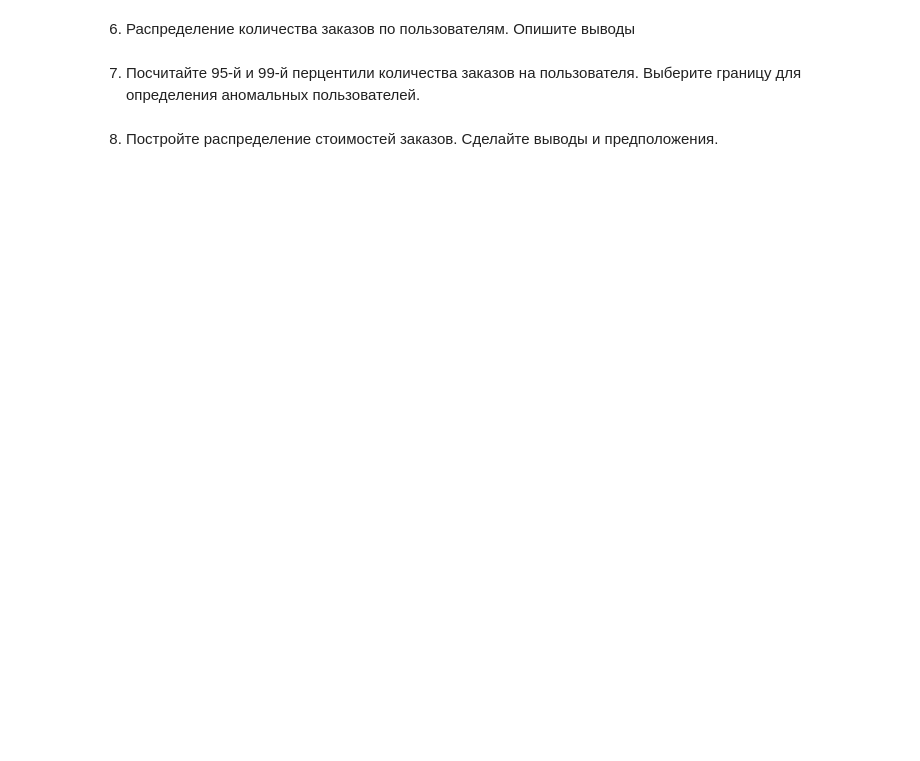
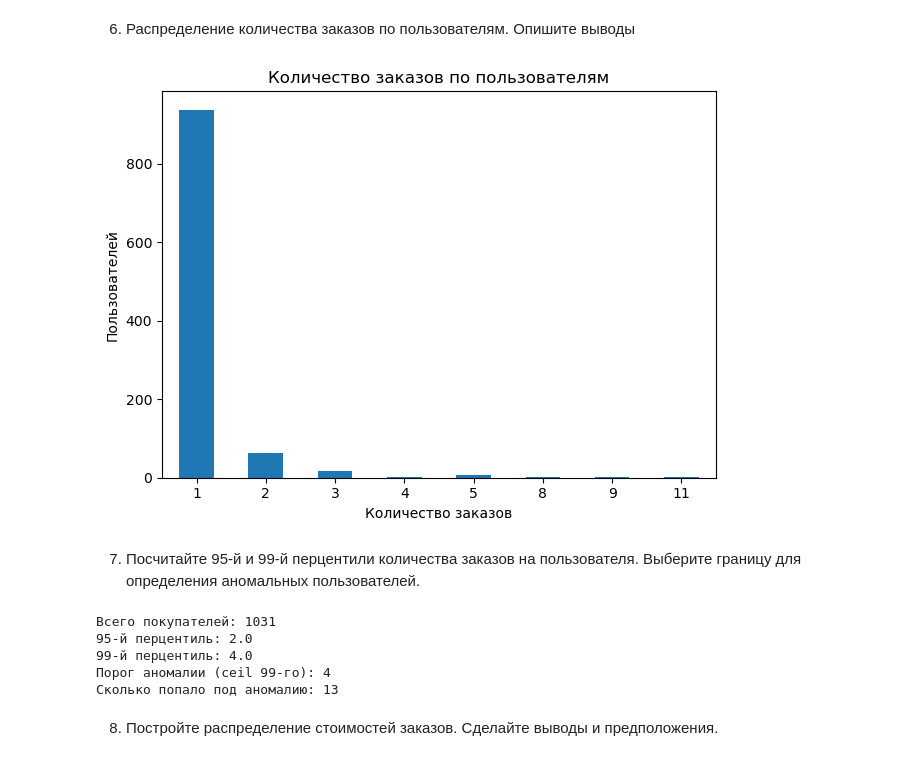
Before and after one commit to SeriousDragon/1st-Phase-SD, a Jupyter notebook: week4/day03/04-03-task.ipynb, the cells around one changed output. Saved outputs shown, nothing was run; the diff lists cells and outputs as text; code cells hidden in the pictures; blank space fills up the shorter version.

```diff
--- a/week4/day03/04-03-task.ipynb
+++ b/week4/day03/04-03-task.ipynb
@@ -304,6 +281,43 @@ plt.legend(); plt.grid(); plt.tight_layout(); plt.show()
 # %% [markdown]
 6. Распределение количества заказов по пользователям.  Опишите выводы
+# %%
+orders_by_users = transactions.copy()
+avg_orders = (
+    transactions.groupby(["user_id"])["transaction_id"]
+    .count()
+    .sort_values(ascending=False)
+)
+avg_orders.value_counts().sort_index().plot(kind="bar")
+
+plt.xlabel("Количество заказов")
+plt.ylabel("Пользователей")
+plt.title("Количество заказов по пользователям")
+plt.xticks(rotation=0)
+plt.tight_layout()
+plt.show()
+# %% [output]
+[figure, added]
 # %% [markdown]
 7. Посчитайте 95-й и 99-й перцентили количества заказов на пользователя. Выберите границу для определения аномальных пользователей.
+# %%
+orders_per_user = transactions.groupby("user_id").size().rename("orders")
+
+q95_all = orders_per_user.quantile(0.95)
+q99_all = orders_per_user.quantile(0.99)
+
+threshold = int(np.ceil(q99_all))
+anomalous_users = orders_per_user[orders_per_user >= threshold]
+
+print("Всего покупателей:", orders_per_user.shape[0])
+print("95-й перцентиль:", q95_all)
+print("99-й перцентиль:", q99_all)
+print("Порог аномалии (ceil 99-го):", threshold)
+print("Сколько попало под аномалию:", anomalous_users.shape[0])
+# %% [output]
+Всего покупателей: 1031
+95-й перцентиль: 2.0
+99-й перцентиль: 4.0
+Порог аномалии (ceil 99-го): 4
+Сколько попало под аномалию: 13
 # %% [markdown]
 8. Постройте распределение стоимостей заказов. Сделайте выводы и предположения.
```
Also changed, not shown: parts of 15 cells of this notebook.
